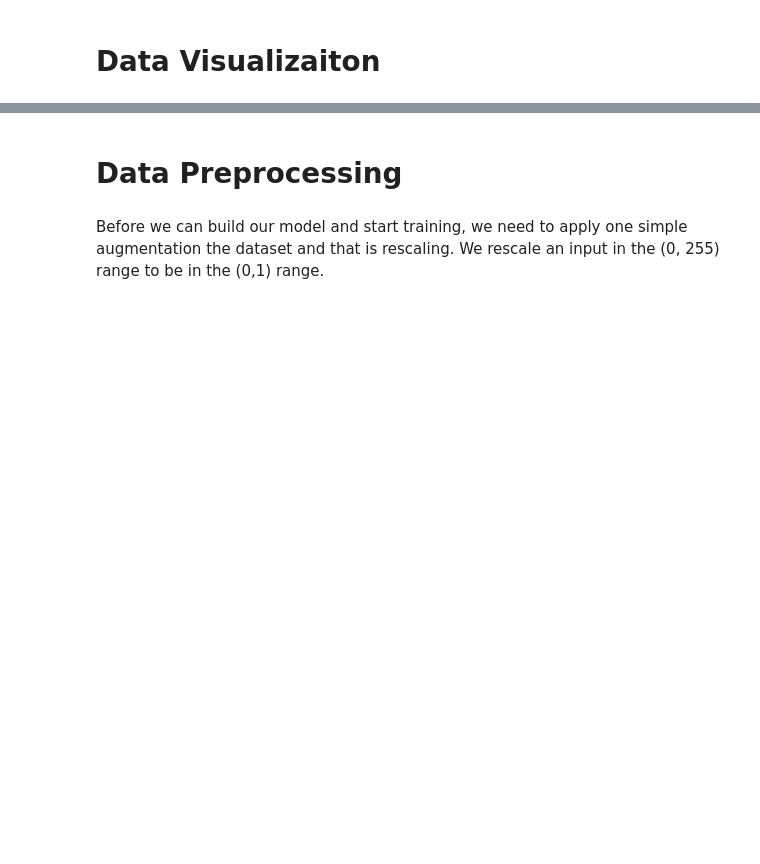
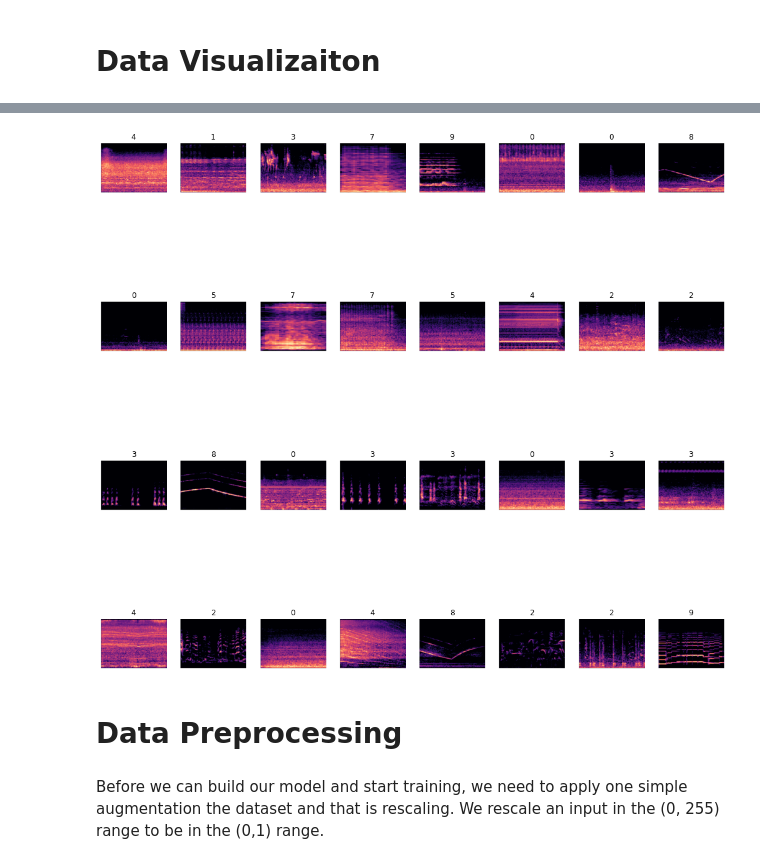
Before and after one commit to mustafabozkaya/DeepLearningBootcamp2022, a Jupyter notebook: Bootcamp_Solution/Spectogram_Recognition_CNN.ipynb, the cells around one changed output, grey strips where cells are left out. Cells and saved outputs as stored; diff of their text form; code cells hidden in the pictures; blank space fills up the shorter version.

```diff
--- a/Bootcamp_Solution/Spectogram_Recognition_CNN.ipynb
+++ b/Bootcamp_Solution/Spectogram_Recognition_CNN.ipynb
@@ -174,3 +328,15 @@ for images, labels in train_ds.take(1):
+# %%
+#Displaying image samples
+plt.figure(figsize=(18, 18))
+for images, labels in test_ds.take(1):
+    for i in range(batch_size):
+        ax = plt.subplot(4,8,i+1)
+        #print(f"type image {images[i]}")
+        plt.imshow(images[i].numpy().astype("uint8"))
+        plt.title(int(labels[i]))
+        plt.axis("off")
+# %% [output]
+[figure, added]
 # %% [markdown]
 # Data Preprocessing
 # %% [markdown]
```
Also changed, not shown: parts of 39 cells of this notebook.
